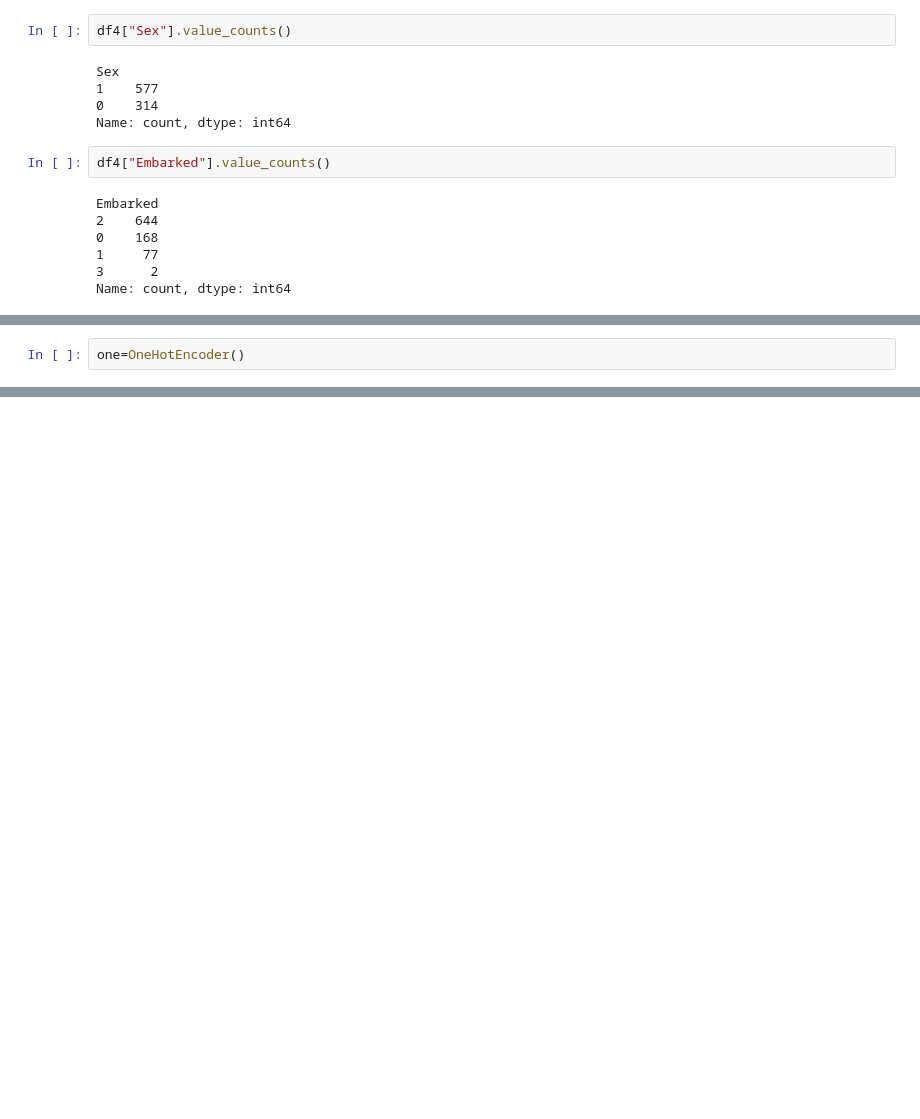
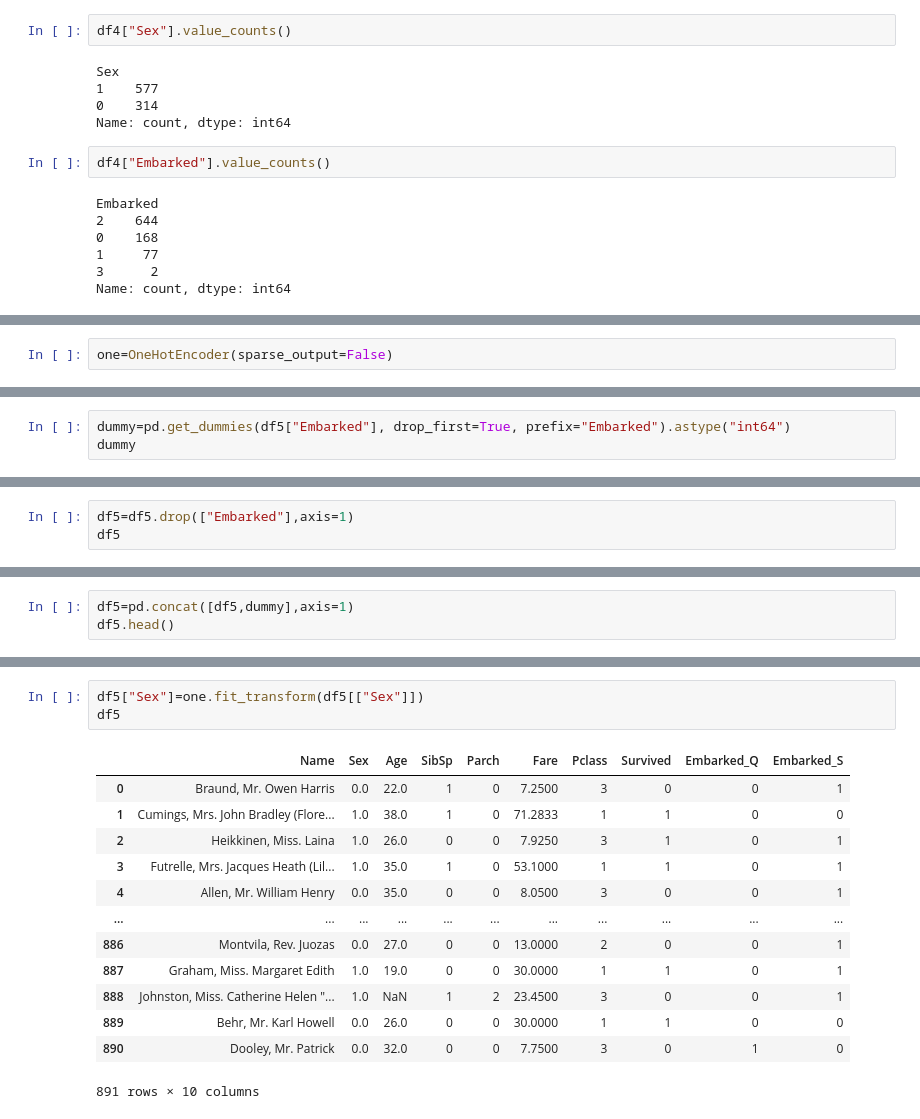
Before and after one commit to rahmantanzina777-arch/Assignment-1, a Jupyter notebook: Titanic-Primary.ipynb, the cells around one changed output, grey strips where cells are left out. Saved outputs shown, nothing was run; the diff lists cells and outputs as text; blank space fills up the shorter version.

```diff
--- a/Titanic-Primary.ipynb
+++ b/Titanic-Primary.ipynb
@@ -660,2 +677,2 @@ Name: count, dtype: int64
 # %%
-one=OneHotEncoder()
+one=OneHotEncoder(sparse_output=False)
@@ -661,0 +742,3 @@ one=OneHotEncoder()
+# %%
+dummy=pd.get_dummies(df5["Embarked"], drop_first=True, prefix="Embarked").astype("int64")
+dummy
@@ -661,0 +759,3 @@ one=OneHotEncoder()
+# %%
+df5=df5.drop(["Embarked"],axis=1)
+df5
@@ -661,0 +776,3 @@ one=OneHotEncoder()
+# %%
+df5=pd.concat([df5,dummy],axis=1)
+df5.head()
@@ -661,0 +786,17 @@ one=OneHotEncoder()
+# %%
+df5["Sex"]=one.fit_transform(df5[["Sex"]])
+df5
+# %% [output]
+|  | Name | Sex | Age | SibSp | Parch | Fare | Pclass | Survived | Embarked_Q | Embarked_S |
+| 0 | Braund, Mr. Owen Harris | 0.0 | 22.0 | 1 | 0 | 7.2500 | 3 | 0 | 0 | 1 |
+| 1 | Cumings, Mrs. John Bradley (Flore... | 1.0 | 38.0 | 1 | 0 | 71.2833 | 1 | 1 | 0 | 0 |
+| 2 | Heikkinen, Miss. Laina | 1.0 | 26.0 | 0 | 0 | 7.9250 | 3 | 1 | 0 | 1 |
+| 3 | Futrelle, Mrs. Jacques Heath (Lil... | 1.0 | 35.0 | 1 | 0 | 53.1000 | 1 | 1 | 0 | 1 |
+| 4 | Allen, Mr. William Henry | 0.0 | 35.0 | 0 | 0 | 8.0500 | 3 | 0 | 0 | 1 |
+| ... | ... | ... | ... | ... | ... | ... | ... | ... | ... | ... |
+| 886 | Montvila, Rev. Juozas | 0.0 | 27.0 | 0 | 0 | 13.0000 | 2 | 0 | 0 | 1 |
+| 887 | Graham, Miss. Margaret Edith | 1.0 | 19.0 | 0 | 0 | 30.0000 | 1 | 1 | 0 | 1 |
+| 888 | Johnston, Miss. Catherine Helen "... | 1.0 | NaN | 1 | 2 | 23.4500 | 3 | 0 | 0 | 1 |
+| 889 | Behr, Mr. Karl Howell | 0.0 | 26.0 | 0 | 0 | 30.0000 | 1 | 1 | 0 | 0 |
+| 890 | Dooley, Mr. Patrick | 0.0 | 32.0 | 0 | 0 | 7.7500 | 3 | 0 | 1 | 0 |
+891 rows × 10 columns
```
Also changed, not shown: parts of 10 cells of this notebook.
